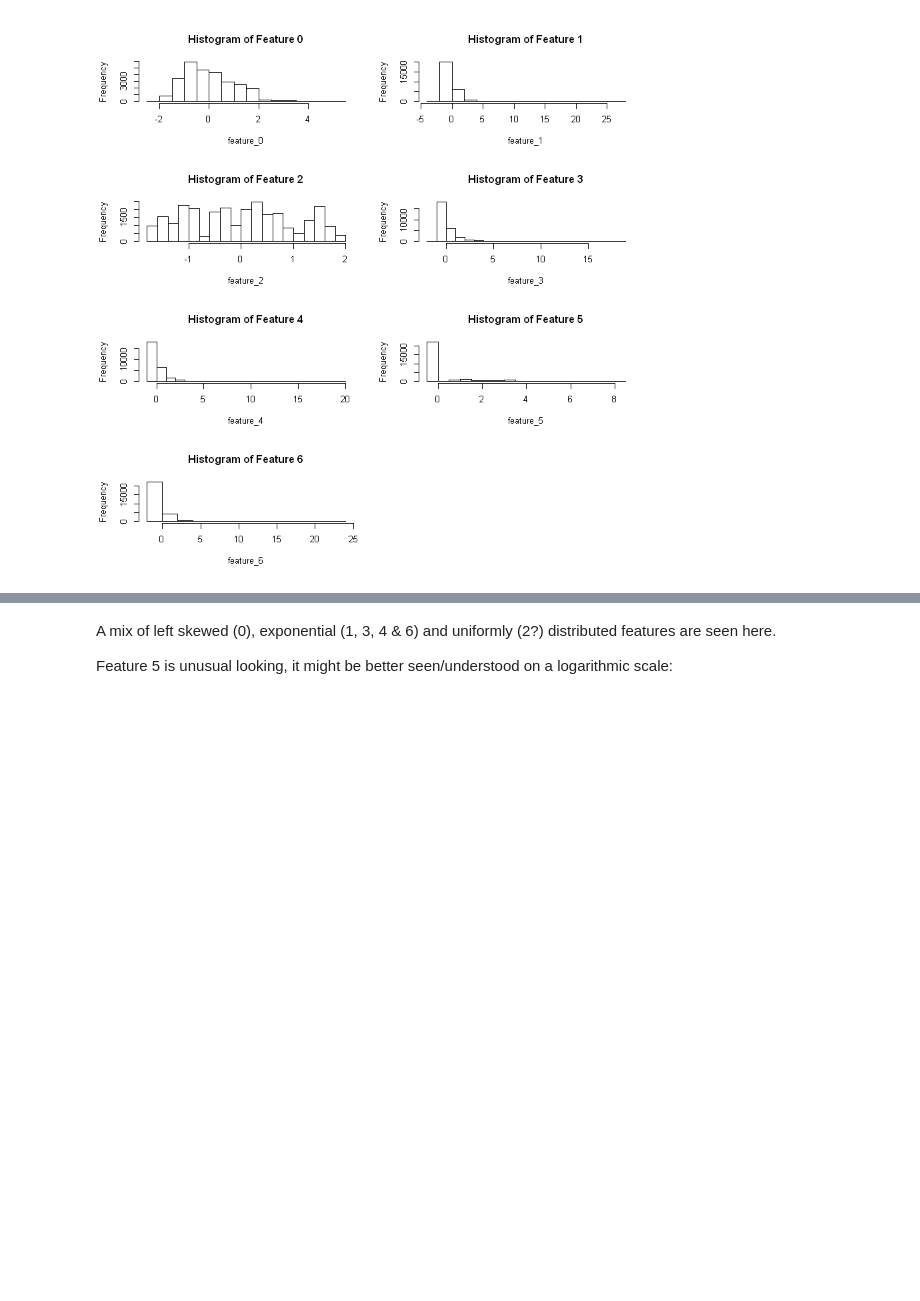
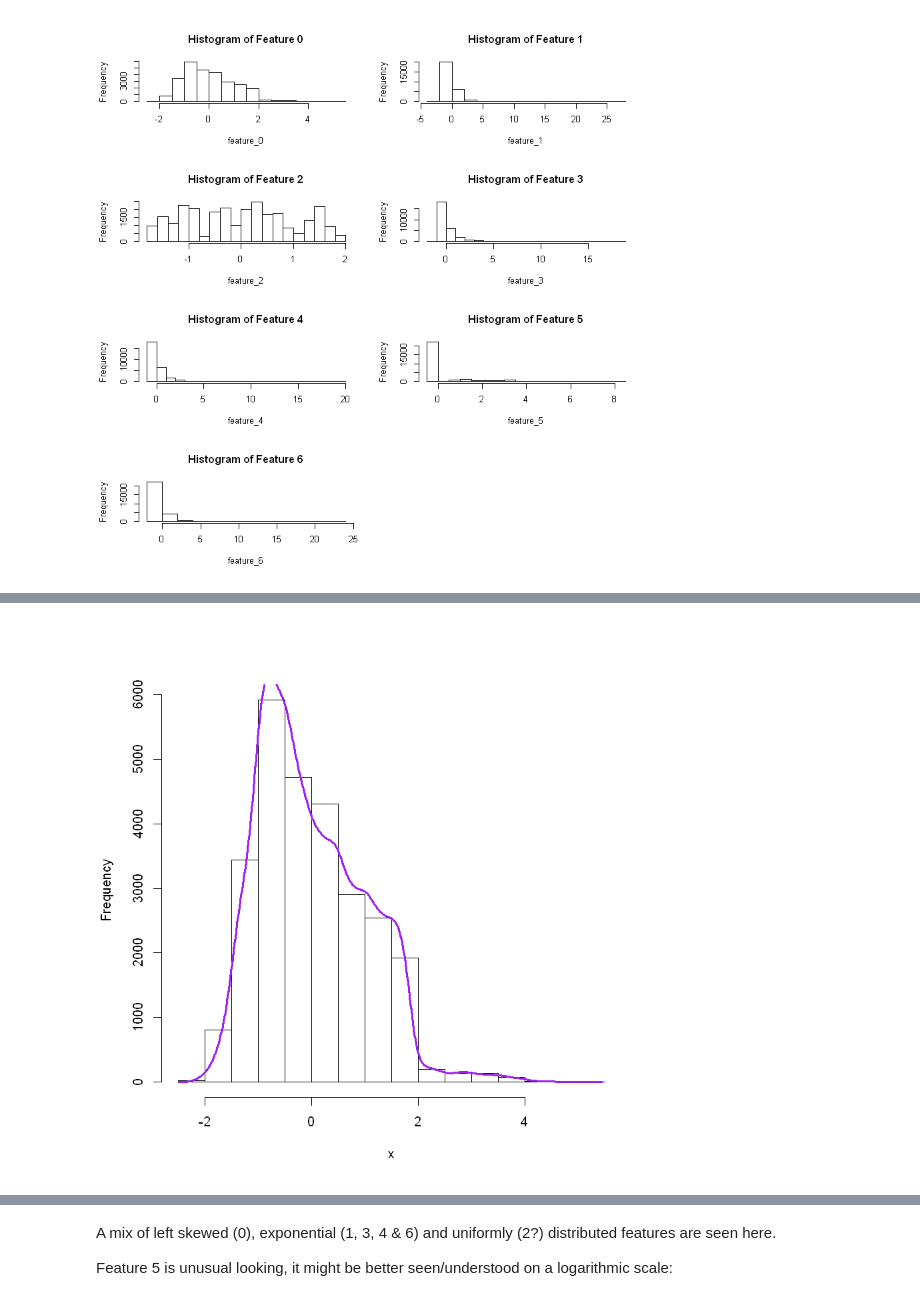
Before and after one commit to 20spaghetti/Customer-Churn-Prediction, a Jupyter notebook: Customer Churn Prediction.ipynb, the cells around one changed output, grey strips where cells are left out. Cells and saved outputs as stored; diff of their text form; code cells hidden in the pictures; blank space fills up the shorter version.

```diff
--- a/Customer Churn Prediction.ipynb
+++ b/Customer Churn Prediction.ipynb
@@ -172,0 +125,14 @@ for (i in 1:7 ) {
+# %%
+## Make some sample data
+x <- train$feature_0
+
+## Calculate and plot the two histograms
+h <- hist(x, plot=FALSE)
+plot(h, main="")
+
+
+## Plot the density and cumulative density
+d <- density(x)
+lines(x = d$x, y = d$y * length(x) * diff(h$breaks)[1], col = "purple", lwd = 3)
+# %% [output]
+[figure, added]
```
Also changed, not shown: parts of 20 cells of this notebook.
